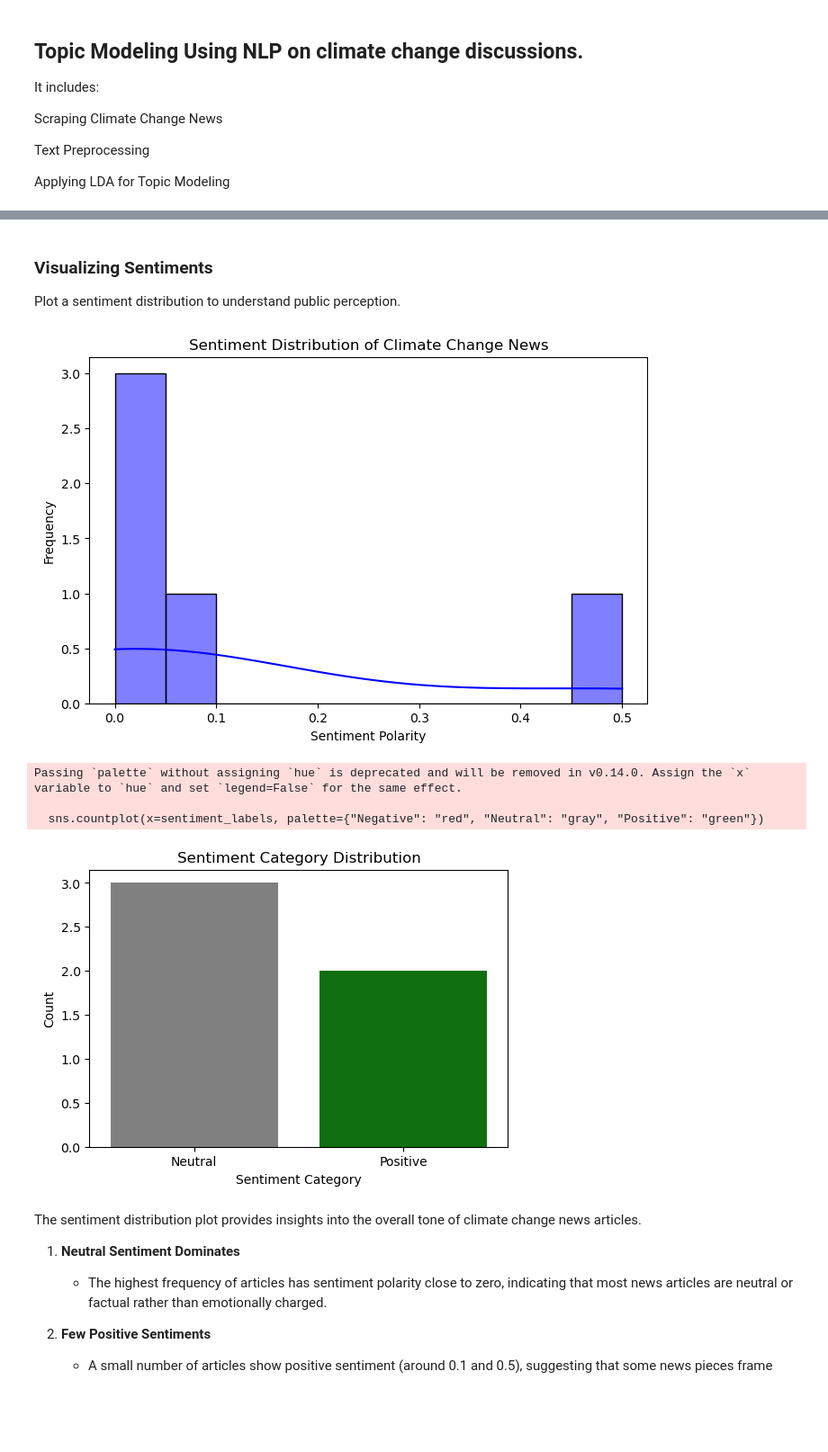
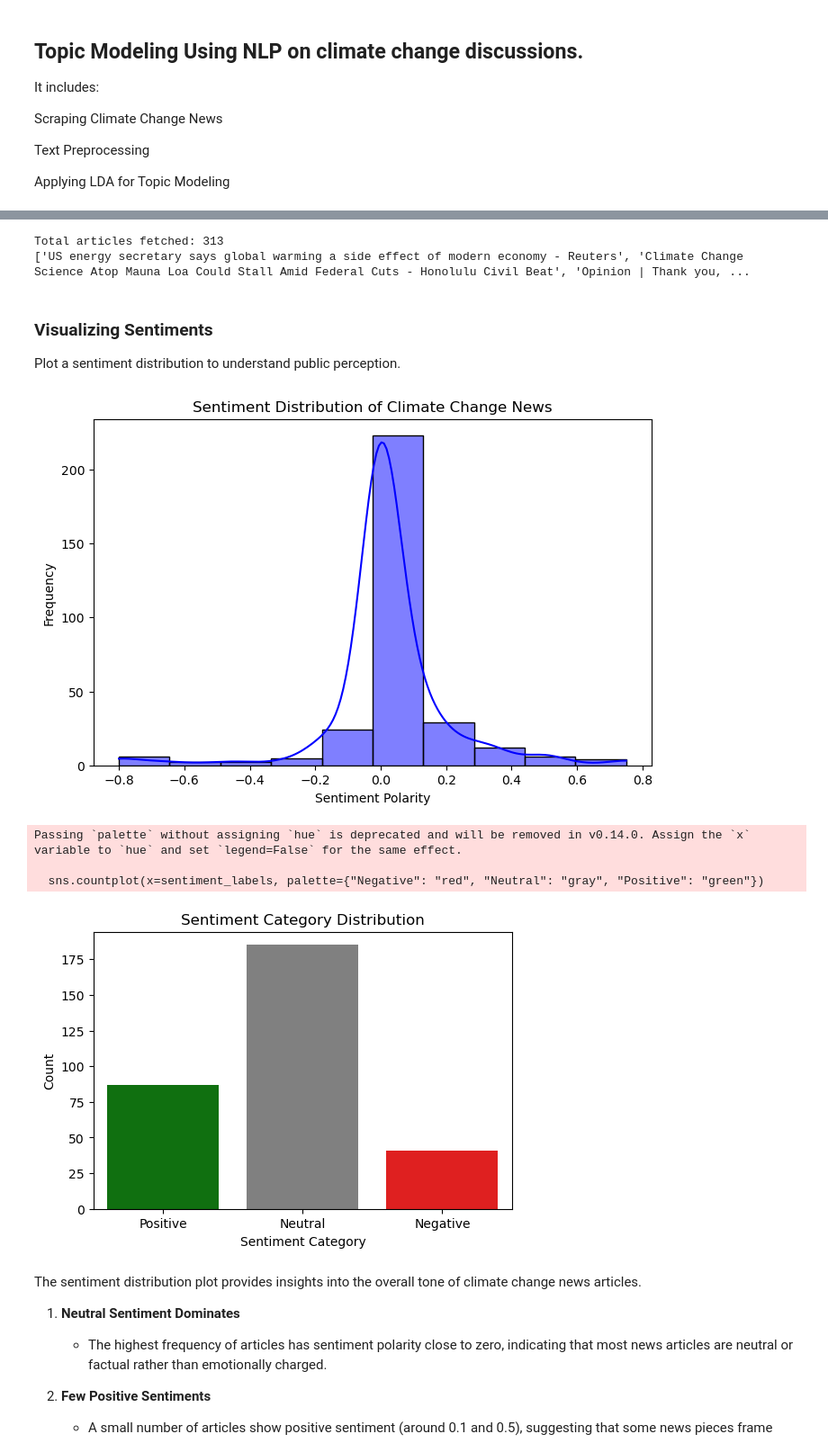
Before and after one commit to Angoye/Capstone-Project---Group-8, a Jupyter notebook: Notebooks/Sentiment Analysis-1.ipynb, the cells around one changed output, grey strips where cells are left out. Shown at 90% size. Drawn from its saved outputs; the diff is of its cells as text; code cells hidden in the pictures; blank space fills up the shorter version.

```diff
--- a/Notebooks/Sentiment Analysis-1.ipynb
+++ b/Notebooks/Sentiment Analysis-1.ipynb
@@ -191,48 +192,69 @@ Topic 2: 0.038*"climate" + 0.022*"com" + 0.021*"global" + 0.020*"change" + 0.014
+# %%
+import feedparser
+
+# Define multiple queries to maximize coverage
+query_list = [
+    "climate+change",
+    "global+warming",
+    "carbon+emissions",
+    "climate+policy",
+]
+
+articles_set = set()  # Use a set to avoid duplicates
+
+for query in query_list:
+    url = f"https://news.google.com/rss/search?q={query}&hl=en&gl=ALL&ceid=ALL:en"
+    feed = feedparser.parse(url)
+
+    # Add all unique articles to the set
+    for entry in feed.entries:
+        articles_set.add(entry.title)  # You can also store entry.link for URLs
+
+# Convert set to list
+news_articles = list(articles_set)
+
+print(f"Total articles fetched: {len(news_articles)}")
+print(news_articles[:10])  # Display first 10 articles
+# %% [output]
+Total articles fetched: 313
+['US energy secretary says global warming a side effect of modern economy - Reuters', 'Climate Change Science Atop Mauna Loa Could Stall Amid Federal Cuts - Honolulu Civil Beat', 'Opinion | Thank you, ...
 # %% [markdown]
 ### **Visualizing Sentiments**
 
 Plot a sentiment distribution to understand public perception.
 # %%
-# Scraped articles
-news_articles = [
-    "Climate Change - Global Environment Facility",
-    "Africa delivers the first mechanism for international cooperation on climate change adaptation under the Paris Agreement - African Development Bank",
-    "How six women are helping their communities adapt to climate change - UNEP",
-    "Will climate change lead to more fungal infections? | News | Wellcome - Wellcome Trust",
-    "Some US Scientists Stick with the IPCC Despite the Administration Pulling Out of International Climate Work - InsideClimate News"
-]
 
 # Sentiment Analysis Function
 def analyze_sentiment(text):
     return TextBlob(text).sentiment.polarity  # Returns value between -1 (negative) and 1 (positive)
 
 # Get sentiment scores
 sentiments = [analyze_sentiment(article) for article in news_articles]
 
 # Categorize sentiments
 sentiment_labels = ["Negative" if s < 0 else "Neutral" if s == 0 else "Positive" for s in sentiments]
 
 # Visualization - Histogram
 plt.figure(figsize=(8, 5))
 sns.histplot(sentiments, bins=10, kde=True, color='blue')
 plt.xlabel("Sentiment Polarity")
 plt.ylabel("Frequency")
 plt.title("Sentiment Distribution of Climate Change News")
 plt.show()
 
 # Visualization - Sentiment Category Bar Chart
 plt.figure(figsize=(6, 4))
 sns.countplot(x=sentiment_labels, palette={"Negative": "red", "Neutral": "gray", "Positive": "green"})
 plt.xlabel("Sentiment Category")
 plt.ylabel("Count")
 plt.title("Sentiment Category Distribution")
 plt.show()
 # %% [output]
-[figure, old version]
+[figure, new version]
 Passing `palette` without assigning `hue` is deprecated and will be removed in v0.14.0. Assign the `x` variable to `hue` and set `legend=False` for the same effect.
 
   sns.countplot(x=sentiment_labels, palette={"Negative": "red", "Neutral": "gray", "Positive": "green"})
-[figure, old version]
+[figure, new version]
 # %% [markdown]
 The sentiment distribution plot provides insights into the overall tone of climate change news articles.
 
```
Also changed, not shown: parts of 2 cells of this notebook.
